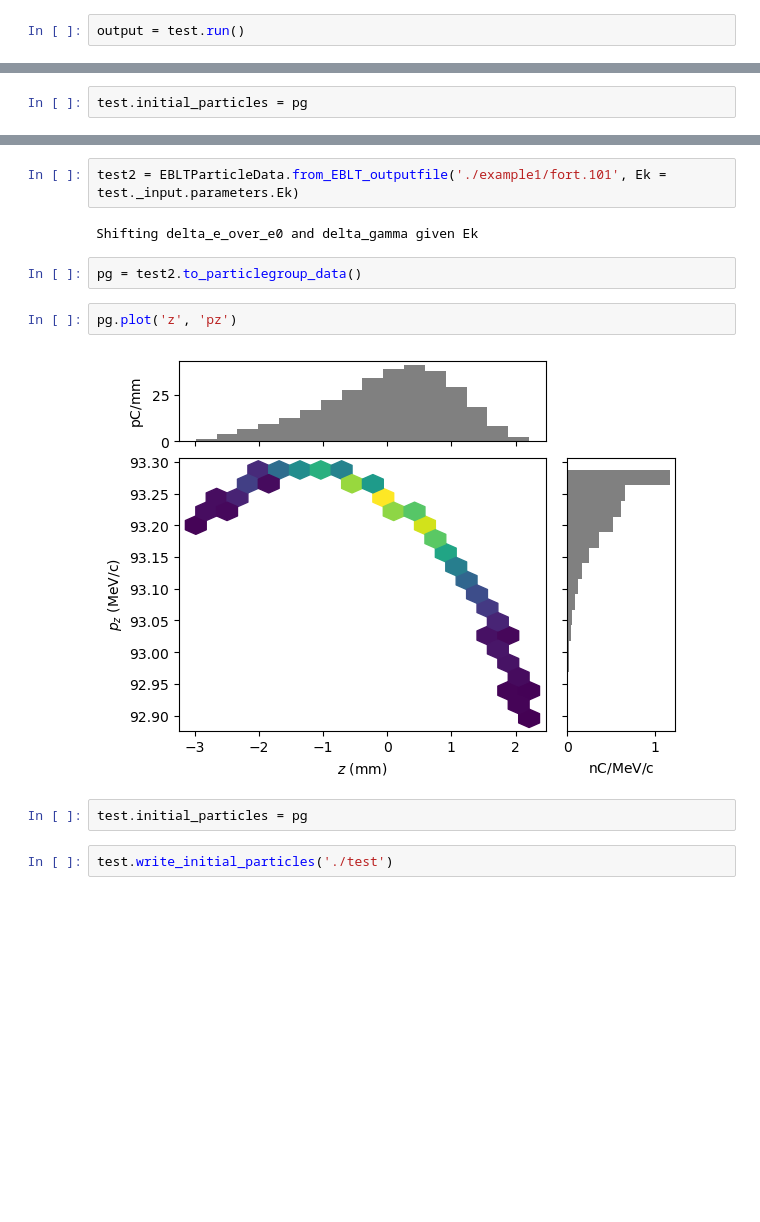
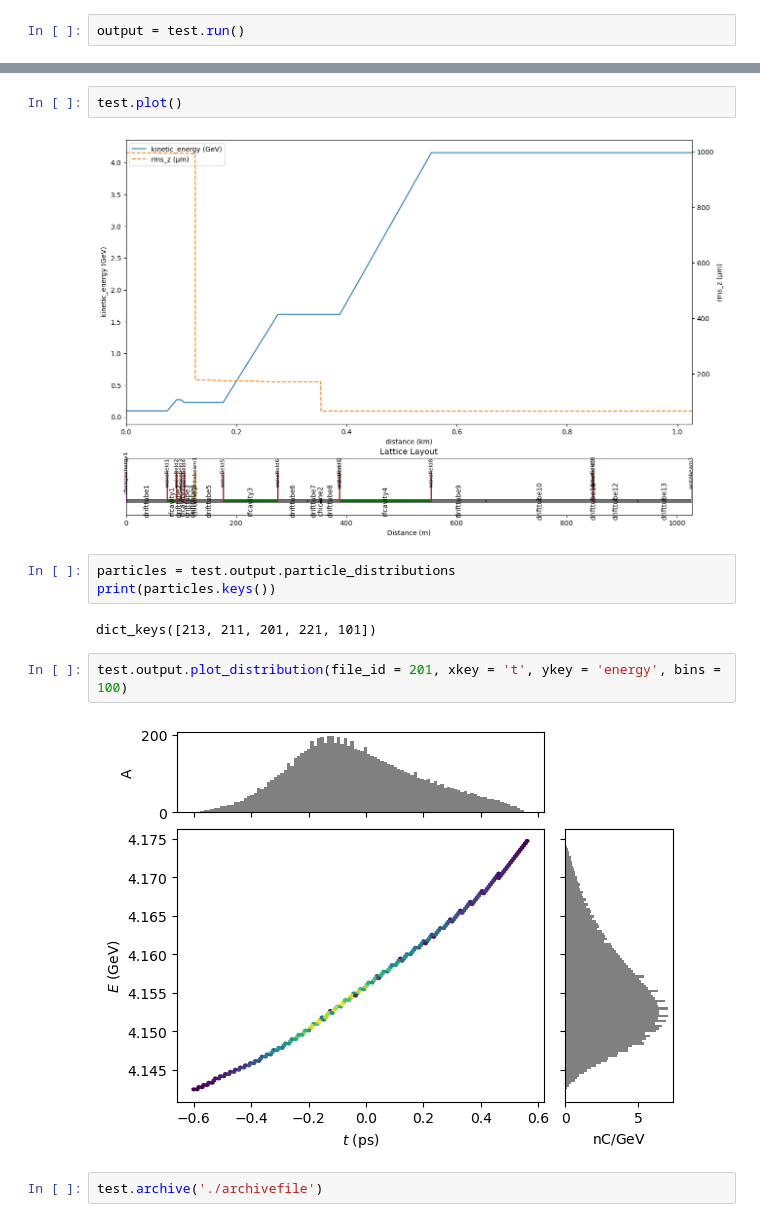
Before and after one commit to slaclab/lume-eblt, a Jupyter notebook: docs/examples/test2.ipynb, the cells around one changed output, grey strips where cells are left out. Drawn from its saved outputs; the diff is of its cells as text; blank space fills up the shorter version.

Commit message:
finish plotting

```diff
--- a/docs/examples/test2.ipynb
+++ b/docs/examples/test2.ipynb
@@ -68,2 +14,0 @@ P.plot("z", "energy", bins=100)
-# %%
-test.initial_particles = pg
@@ -90,14 +15,15 @@ from eblt.particles import EBLTParticleData
-# %%
-test2 = EBLTParticleData.from_EBLT_outputfile('./example1/fort.101', Ek = test._input.parameters.Ek)
-# %% [output]
-Shifting delta_e_over_e0 and delta_gamma given Ek
-# %%
-pg = test2.to_particlegroup_data()
-# %%
-pg.plot('z', 'pz')
-# %% [output]
-[figure, removed]
-# %%
-test.initial_particles = pg
-# %%
-test.write_initial_particles('./test')
+# %%
+test.plot()
+# %% [output]
+[figure, added]
+# %%
+particles = test.output.particle_distributions
+print(particles.keys())
+# %% [output]
+dict_keys([213, 211, 201, 221, 101])
+# %%
+test.output.plot_distribution(file_id = 201, xkey = 't', ykey = 'energy', bins = 100)
+# %% [output]
+[figure, added]
+# %%
+test.archive('./archivefile')
```
Also changed, not shown: parts of 15 cells of this notebook, 7 other files.
